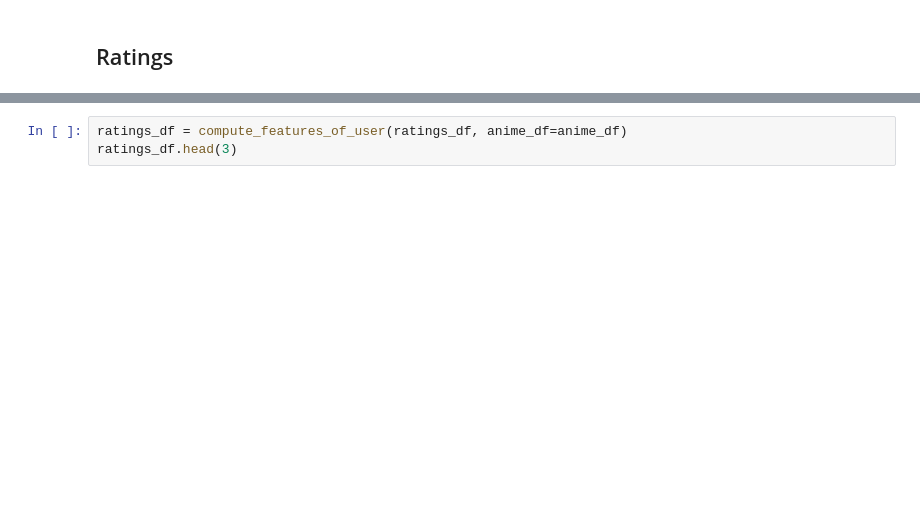
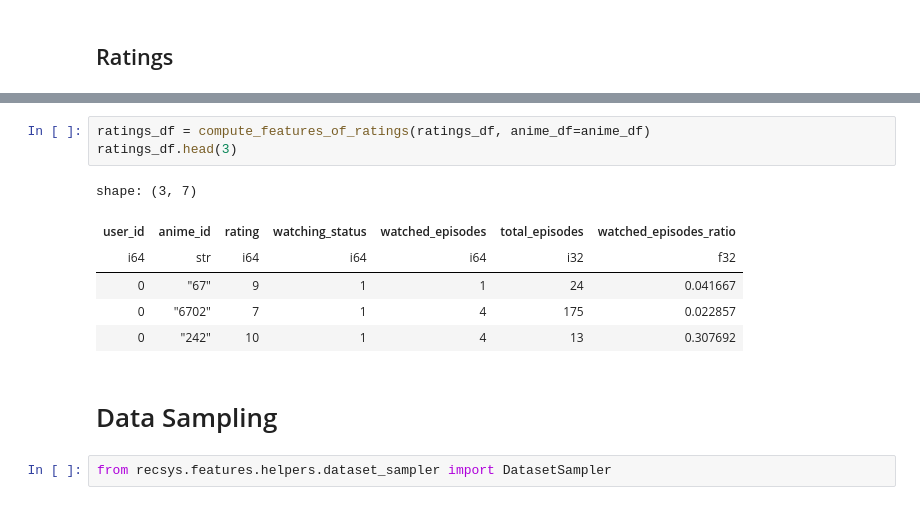
Before and after one commit to haturusinghe/mlops-datascience-anime-recsys, a Jupyter notebook: notebooks/1_feature-pipeline_computing_features.ipynb, the cells around one changed output, grey strips where cells are left out. Drawn from its saved outputs; the diff is of its cells as text; blank space fills up the shorter version.

```diff
--- a/notebooks/1_feature-pipeline_computing_features.ipynb
+++ b/notebooks/1_feature-pipeline_computing_features.ipynb
@@ -154,3 +227,14 @@ ratings_df.head(3)
 # %%
-ratings_df = compute_features_of_user(ratings_df, anime_df=anime_df)
+ratings_df = compute_features_of_ratings(ratings_df, anime_df=anime_df)
 ratings_df.head(3)
+# %% [output]
+shape: (3, 7)
+| user_id | anime_id | rating | watching_status | watched_episodes | total_episodes | watched_episodes_ratio |
+| i64 | str | i64 | i64 | i64 | i32 | f32 |
+| 0 | "67" | 9 | 1 | 1 | 24 | 0.041667 |
+| 0 | "6702" | 7 | 1 | 4 | 175 | 0.022857 |
+| 0 | "242" | 10 | 1 | 4 | 13 | 0.307692 |
+# %% [markdown]
+# Data Sampling
+# %%
+from recsys.features.helpers.dataset_sampler import DatasetSampler
```
Also changed, not shown: parts of 21 cells of this notebook.
